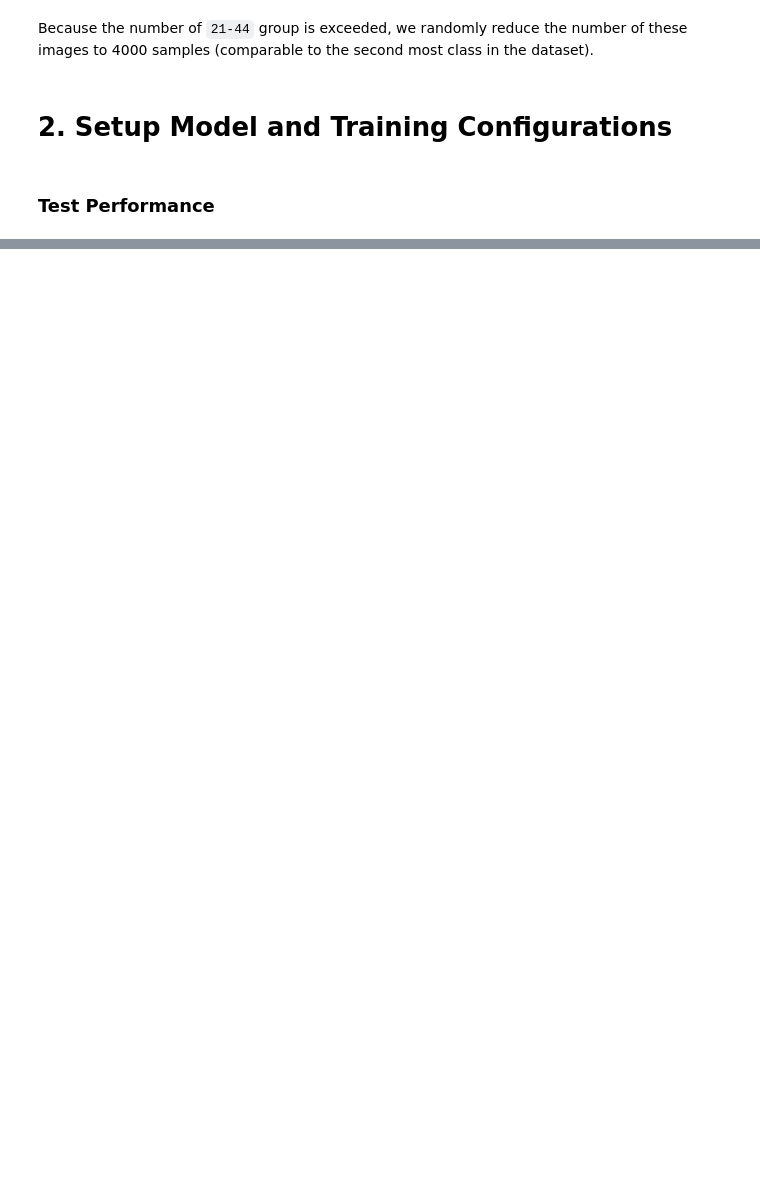
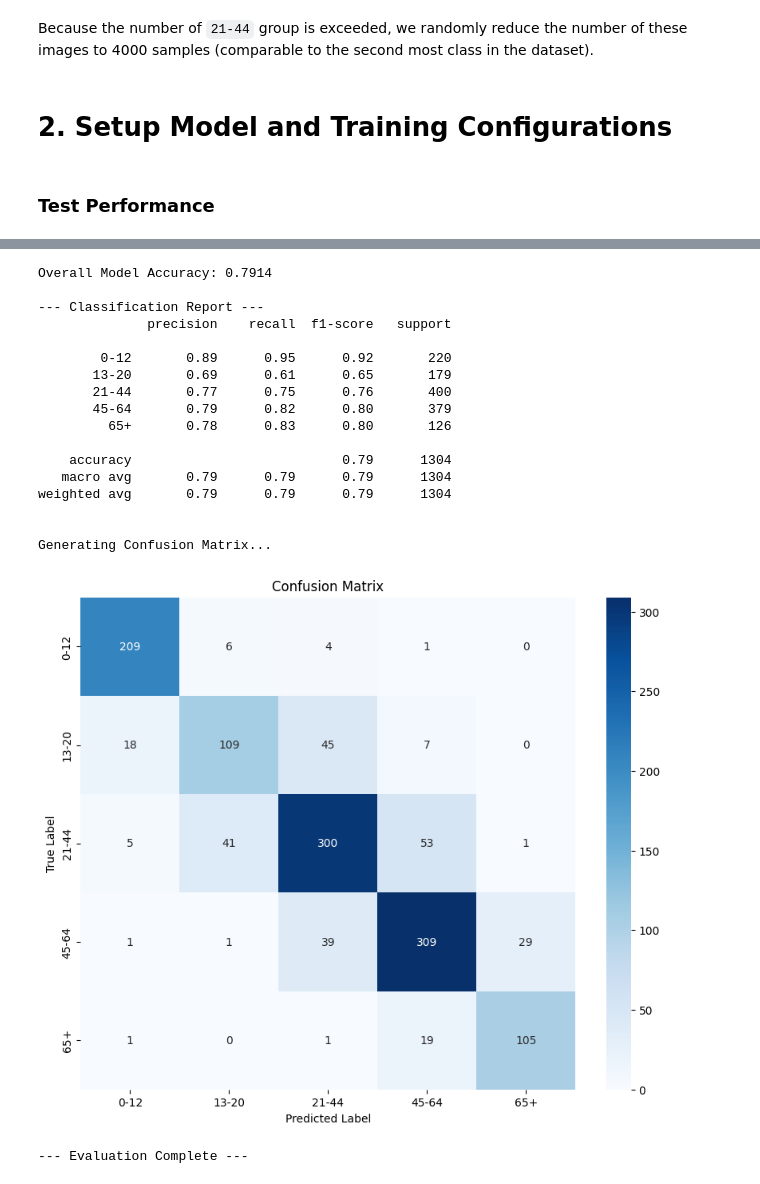
Before and after one commit to NguyenToanLe/Age-Gender-Detection-YOLO, a Jupyter notebook: notebooks/train_age_classification_model.ipynb, the cells around one changed output, grey strips where cells are left out. Saved outputs shown, nothing was run; the diff lists cells and outputs as text; code cells hidden in the pictures; blank space fills up the shorter version.

Commit message:
Adjust relative paths; Add metrics; Write README

```diff
--- a/notebooks/train_age_classification_model.ipynb
+++ b/notebooks/train_age_classification_model.ipynb
@@ -155,3 +214,75 @@ results["0-12"][0].names
+# %%
+images = []
+true_labels = []
+predicted_labels = []
+
+mapping = results["0-12"][0].names
+
+for age in ages:
+    for result in results[age]:
+        img_path = result.path
+
+        img_name = os.path.basename(img_path)
+        images.append(img_name)
+
+        true_label = img_name.split("_")[-1].split(".")[0]
+        true_labels.append(true_label)
+
+        label_index = result.probs.top1
+        predicted_label = mapping[label_index]
+        predicted_labels.append(predicted_label)
+# %%
+from sklearn.metrics import accuracy_score, classification_report, confusion_matrix
+import matplotlib.pyplot as plt
+import seaborn as sns
+%matplotlib inline
+
+class_names = list(mapping.values())
+
+# Accuracy is a great top-level metric to see overall correctness.
+accuracy = accuracy_score(true_labels, predicted_labels)
+print(f"\nOverall Model Accuracy: {accuracy:.4f}")
+
+# A classification report provides a more detailed breakdown per class.
+# It shows precision, recall, and F1-score for each class.
+print("\n--- Classification Report ---")
+print(classification_report(true_labels, predicted_labels, target_names=class_names))
+
+# --- Step 3: Visualize with a Confusion Matrix ---
+# The confusion matrix provides a visual representation of the performance.
+# Each row represents the true class, and each column represents the predicted class.
+# This helps identify which classes the model is confusing with others.
+print("\nGenerating Confusion Matrix...")
+cm = confusion_matrix(true_labels, predicted_labels)
+
+plt.figure(figsize=(10, 8))
+sns.heatmap(cm, annot=True, fmt='d', cmap='Blues', xticklabels=class_names, yticklabels=class_names)
+plt.title('Confusion Matrix')
+plt.ylabel('True Label')
+plt.xlabel('Predicted Label')
+plt.show()
+
+print("\n--- Evaluation Complete ---")
+# %% [output]
+Overall Model Accuracy: 0.7914
+
+--- Classification Report ---
+              precision    recall  f1-score   support
+
+        0-12       0.89      0.95      0.92       220
+       13-20       0.69      0.61      0.65       179
+       21-44       0.77      0.75      0.76       400
+       45-64       0.79      0.82      0.80       379
+         65+       0.78      0.83      0.80       126
+
+    accuracy                           0.79      1304
+   macro avg       0.79      0.79      0.79      1304
+weighted avg       0.79      0.79      0.79      1304
+
+
+Generating Confusion Matrix...
+[figure, added]
+--- Evaluation Complete ---
 # %%
 from tqdm import tqdm
 
```
Also changed, not shown: parts of 8 cells of this notebook, 6 other files.
